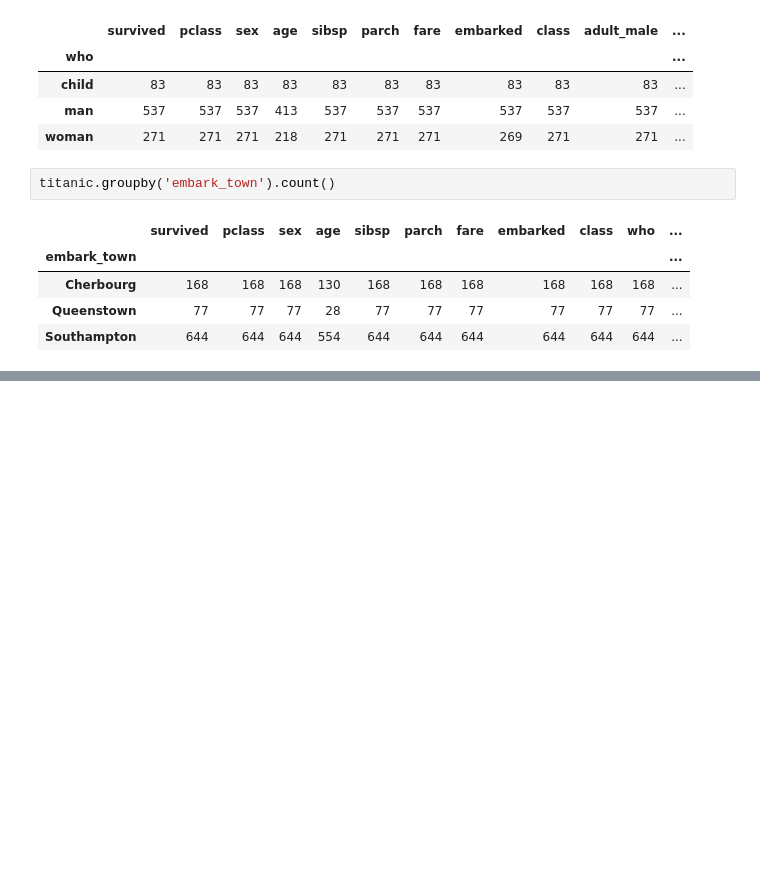
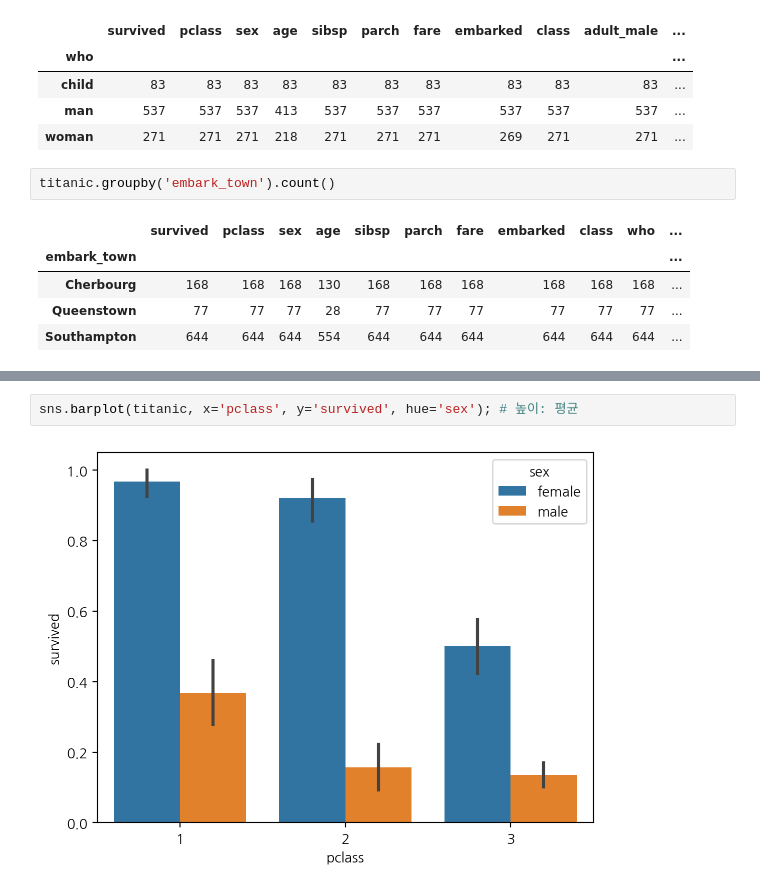
Before and after one commit to hyeonyeongjung/2024-1-my-BDA, a Jupyter notebook: inclass/02w_0319_tue_dataframe_basic.ipynb, the cells around one changed output, grey strips where cells are left out. Drawn from its saved outputs; the diff is of its cells as text; blank space fills up the shorter version.

```diff
--- a/inclass/02w_0319_tue_dataframe_basic.ipynb
+++ b/inclass/02w_0319_tue_dataframe_basic.ipynb
@@ -276,0 +303,4 @@ titanic.groupby('embark_town').count()
+# %%
+sns.barplot(titanic, x='pclass', y='survived', hue='sex'); # 높이: 평균
+# %% [output]
+[figure, added]
```
Also changed, not shown: parts of 58 cells of this notebook.
